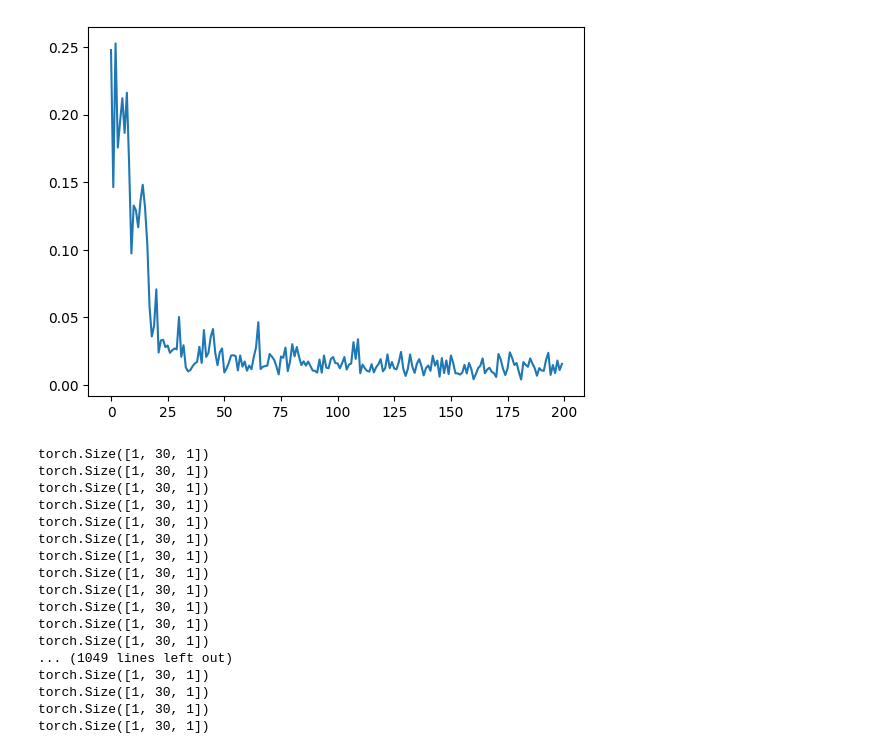
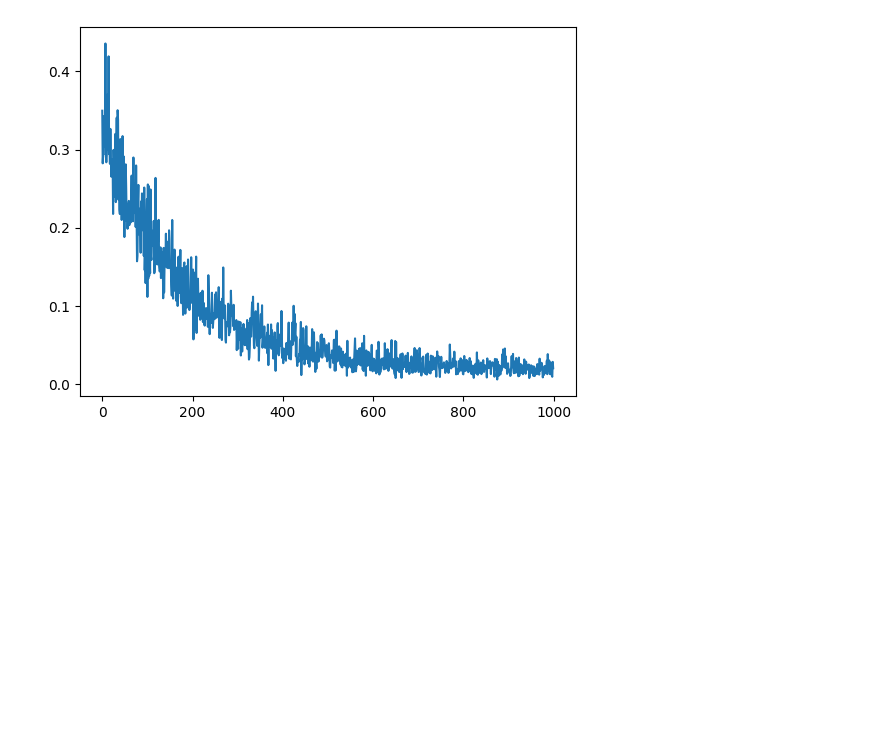
Before and after one commit to jonirajala/jonigrad, a Jupyter notebook: papers/nlpmodels/seq2seq/torch_temp_data.ipynb, the cells around one changed output. Saved outputs shown, nothing was run; the diff lists cells and outputs as text; code cells hidden in the pictures; blank space fills up the shorter version.

```diff
--- a/papers/nlpmodels/seq2seq/torch_temp_data.ipynb
+++ b/papers/nlpmodels/seq2seq/torch_temp_data.ipynb
@@ -76,9 +76,9 @@ class LinearModel(nn.Module):
 model = LSTMModel(input_size=1, hidden_layer_size=50, output_size=1)
 # model = LinearModel(input_size=1, hidden_layer_size=50, output_size=1)
 loss_function = nn.MSELoss()
-optimizer = torch.optim.Adam(model.parameters(), lr=0.001)
+optimizer = torch.optim.SGD(model.parameters(), lr=0.001)
 
-ITERS = 200
+ITERS = 1000
 BATCH_SIZE = 16
 g = np.random.default_rng()
 
@@ -96,48 +96,31 @@ for iter in tqdm(range(ITERS)):
     losses.append(loss.item())
 
 plt.plot(losses)
 plt.show()
 
 # Make predictions on the test set
 model.eval()
 predictions = []
 with torch.no_grad():
     for i in range(len(x_test)):
         seq = x_test[i].unsqueeze(0)  # add batch dimension
         prediction = model(seq)
         predictions.append(prediction.item())
 
 # Denormalize the predictions
 predictions = scaler.inverse_transform(np.array(predictions).reshape(-1, 1))
 
 # Denormalize the actual test values
 actual = scaler.inverse_transform(y_test.numpy().reshape(-1, 1))
 
 # Generate dates for the test data
 test_dates = data.index[-test_size + seq_length:]
 
 # Plot the results
 plt.figure(figsize=(10, 6))
 plt.plot(data.index, temperatures, label='True Data')
 plt.plot(test_dates, predictions, label='Predicted Data', color='red')
 plt.legend()
 plt.show()
 # %% [output]
-[figure, old version]
+[figure, new version]
-torch.Size([1, 30, 1])
-torch.Size([1, 30, 1])
-torch.Size([1, 30, 1])
-torch.Size([1, 30, 1])
-torch.Size([1, 30, 1])
-torch.Size([1, 30, 1])
-torch.Size([1, 30, 1])
-torch.Size([1, 30, 1])
-torch.Size([1, 30, 1])
-torch.Size([1, 30, 1])
-torch.Size([1, 30, 1])
-torch.Size([1, 30, 1])
-... (1049 lines left out)
-torch.Size([1, 30, 1])
-torch.Size([1, 30, 1])
-torch.Size([1, 30, 1])
-torch.Size([1, 30, 1])
```
Also changed, not shown: parts of 1 cell of this notebook, 17 other files.
